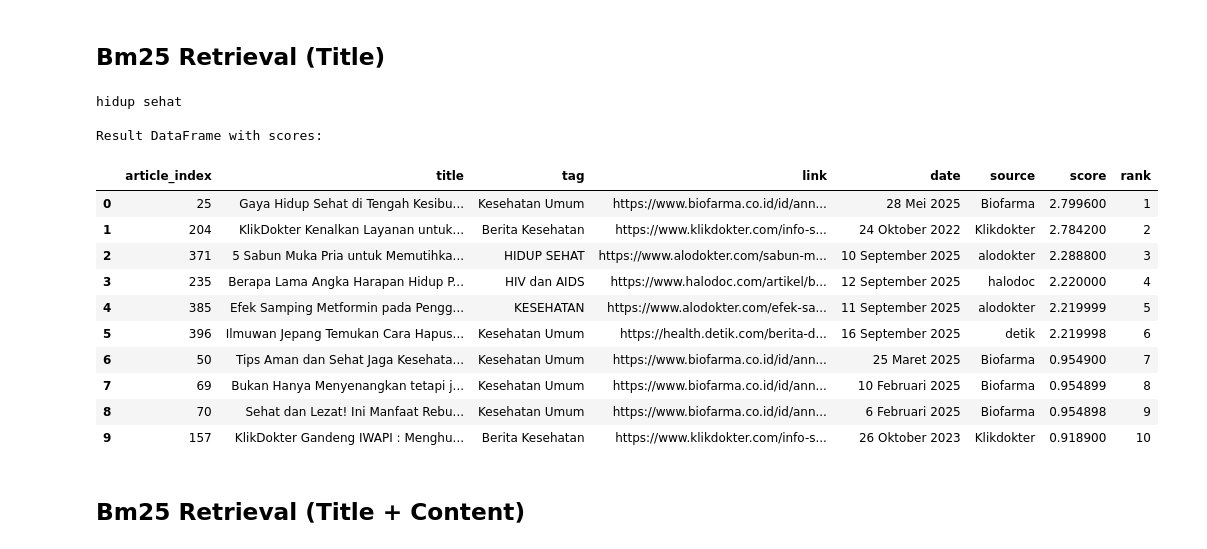
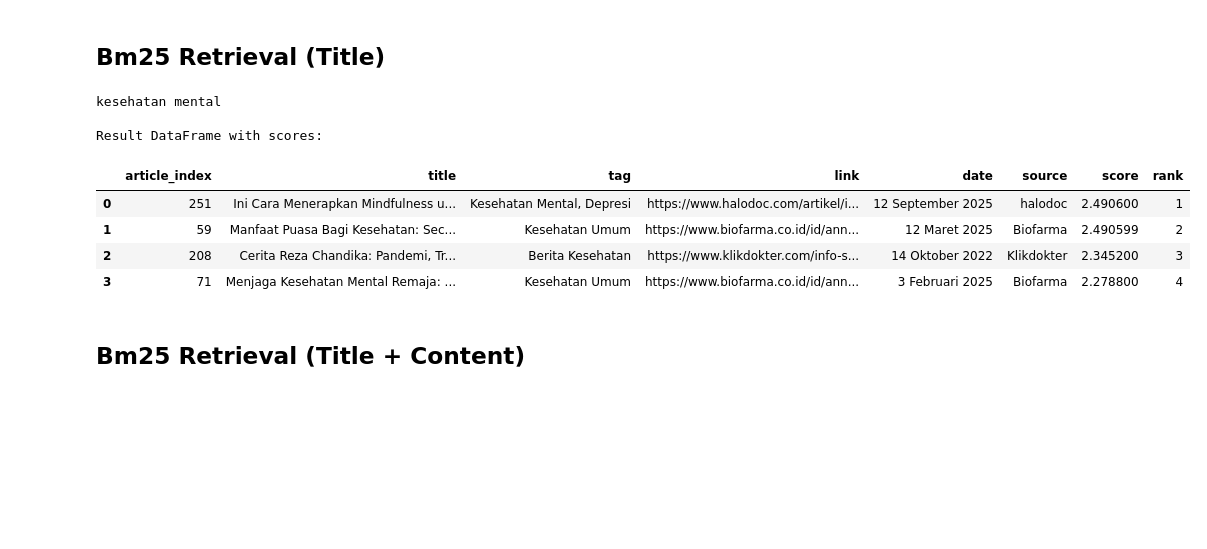
Before and after one commit to lituldust/information-retrieval-project, a Jupyter notebook: kueri/bm25retrieval.ipynb, the cells around one changed output. Saved outputs shown, nothing was run; the diff lists cells and outputs as text; code cells hidden in the pictures; blank space fills up the shorter version.

```diff
--- a/kueri/bm25retrieval.ipynb
+++ b/kueri/bm25retrieval.ipynb
@@ -94,9 +94,9 @@ def preprocess_query(text):
 queries = [
   'gejala diabetes',
   'makanan sehat untuk jantung',
-  'cara mencegah hipertensi',
+  'kesehatan mental',
   'efek samping vaksin covid-19',
-  'manfaat olahraga yoga'
+  'manfaat buah'
 ]
 # %%
 queries = [preprocess_query(query) for query in queries]
@@ -156,29 +156,23 @@ searcher_content_title = LuceneSearcher('../indexing/indexes/title_content_jsonl
 searcher_desc_content = LuceneSearcher('../indexing/indexes/title_desc_content_jsonl')
 # %%
 # Test the function with a query
-query = 'hidup sehat'
-hits = searcher_title.search(query, k=10)
+query = queries[2]
+hits = searcher_title.search(query, k=100)
 
 # Display results and get DataFrame with scores
 result_df = display_results(query, hits)
 
 print("\nResult DataFrame with scores:")
 result_df
 # %% [output]
-hidup sehat
+kesehatan mental
 
 Result DataFrame with scores:
 |  | article_index | title | tag | link | date | source | score | rank |
-| 0 | 25 | Gaya Hidup Sehat di Tengah Kesibu... | Kesehatan Umum | https://www.biofarma.co.id/id/ann... | 28 Mei 2025 | Biofarma | 2.799600 | 1 |
-| 1 | 204 | KlikDokter Kenalkan Layanan untuk... | Berita Kesehatan | https://www.klikdokter.com/info-s... | 24 Oktober 2022 | Klikdokter | 2.784200 | 2 |
-| 2 | 371 | 5 Sabun Muka Pria untuk Memutihka... | HIDUP SEHAT | https://www.alodokter.com/sabun-m... | 10 September 2025 | alodokter | 2.288800 | 3 |
-| 3 | 235 | Berapa Lama Angka Harapan Hidup P... | HIV dan AIDS | https://www.halodoc.com/artikel/b... | 12 September 2025 | halodoc | 2.220000 | 4 |
-| 4 | 385 | Efek Samping Metformin pada Pengg... | KESEHATAN | https://www.alodokter.com/efek-sa... | 11 September 2025 | alodokter | 2.219999 | 5 |
-| 5 | 396 | Ilmuwan Jepang Temukan Cara Hapus... | Kesehatan Umum | https://health.detik.com/berita-d... | 16 September 2025 | detik | 2.219998 | 6 |
-| 6 | 50 | Tips Aman dan Sehat Jaga Kesehata... | Kesehatan Umum | https://www.biofarma.co.id/id/ann... | 25 Maret 2025 | Biofarma | 0.954900 | 7 |
-| 7 | 69 | Bukan Hanya Menyenangkan tetapi j... | Kesehatan Umum | https://www.biofarma.co.id/id/ann... | 10 Februari 2025 | Biofarma | 0.954899 | 8 |
-| 8 | 70 | Sehat dan Lezat! Ini Manfaat Rebu... | Kesehatan Umum | https://www.biofarma.co.id/id/ann... | 6 Februari 2025 | Biofarma | 0.954898 | 9 |
-| 9 | 157 | KlikDokter Gandeng IWAPI : Menghu... | Berita Kesehatan | https://www.klikdokter.com/info-s... | 26 Oktober 2023 | Klikdokter | 0.918900 | 10 |
+| 0 | 251 | Ini Cara Menerapkan Mindfulness u... | Kesehatan Mental, Depresi | https://www.halodoc.com/artikel/i... | 12 September 2025 | halodoc | 2.490600 | 1 |
+| 1 | 59 | Manfaat Puasa Bagi Kesehatan: Sec... | Kesehatan Umum | https://www.biofarma.co.id/id/ann... | 12 Maret 2025 | Biofarma | 2.490599 | 2 |
+| 2 | 208 | Cerita Reza Chandika: Pandemi, Tr... | Berita Kesehatan | https://www.klikdokter.com/info-s... | 14 Oktober 2022 | Klikdokter | 2.345200 | 3 |
+| 3 | 71 | Menjaga Kesehatan Mental Remaja: ... | Kesehatan Umum | https://www.biofarma.co.id/id/ann... | 3 Februari 2025 | Biofarma | 2.278800 | 4 |
 # %% [markdown]
 ## Bm25 Retrieval (Title + Content)
 # %%
```
Also changed, not shown: parts of 2 cells of this notebook, 1 other file.
